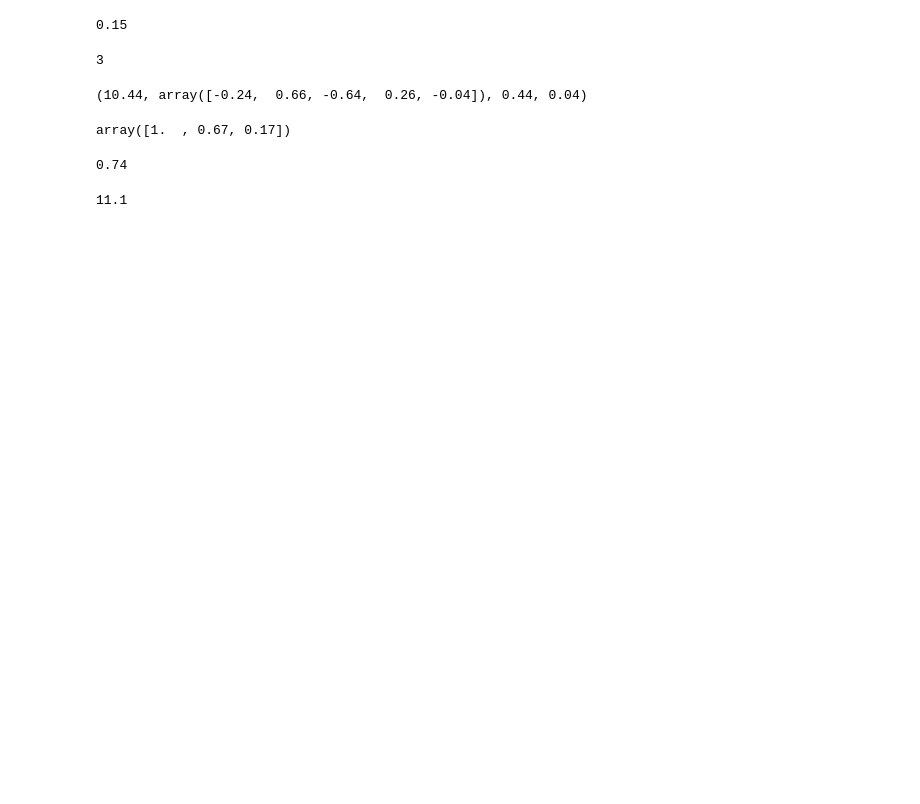
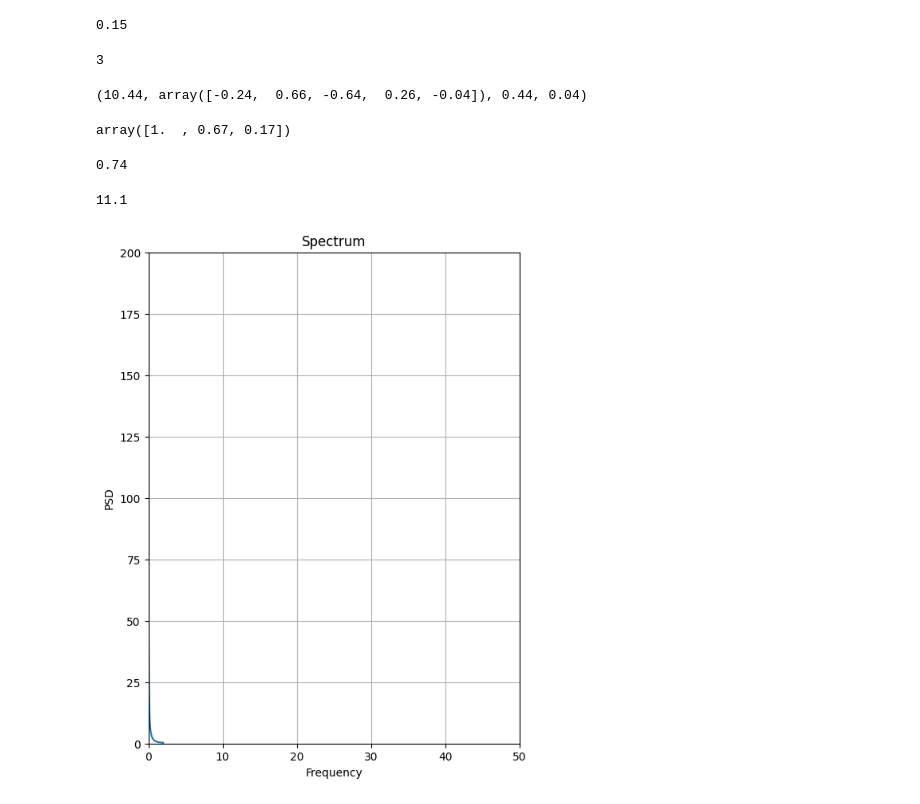
Before and after one commit to anneapen/wind_engg, a Jupyter notebook: wind_engg_calcs.ipynb, the cells around one changed output. Saved outputs shown, nothing was run; the diff lists cells and outputs as text; code cells hidden in the pictures; blank space fills up the shorter version.

Commit message:
Added spectrum() to spectra.py

```diff
--- a/wind_engg_calcs.ipynb
+++ b/wind_engg_calcs.ipynb
@@ -337,3 +337,50 @@ def integral_length_scale(mean_wind_speed,time_scale):
 integral_length_scale (15,0.74)
 # %% [output]
 11.1
+# %%
+def spectrum(frequency,
+    mean_wind_speed,
+    std_dev,
+    length_scale
+):
+    """
+    Calculate longitudinal turbulence spectrum
+    using a Kaimal-type formulation.
+    """
+
+    frequency = np.asarray(frequency, dtype=float)
+
+    n = frequency * length_scale / mean_wind_speed
+
+    Su = (
+        4 * std_dev**2 * length_scale / mean_wind_speed
+        /
+        (1 + 6 * n) ** (5 / 3)
+    )
+
+    plt.figure(figsize=(6, 8))
+
+    plt.plot(frequency,Su)
+
+    plt.xlabel("Frequency")
+    plt.ylabel("PSD")
+    plt.title("Spectrum")
+
+    plt.xlim(0, 50)
+    plt.ylim(0, 200)
+
+    plt.grid()
+    plt.show()
+
+    # return Su
+# %%
+frequency = np.linspace(0.01, 2, 200)
+
+spectrum(
+    frequency=frequency,
+    mean_wind_speed=20,
+    std_dev=3,
+    length_scale=50
+)
+# %% [output]
+[figure, added]
```
Also changed, not shown: 1 other file.
